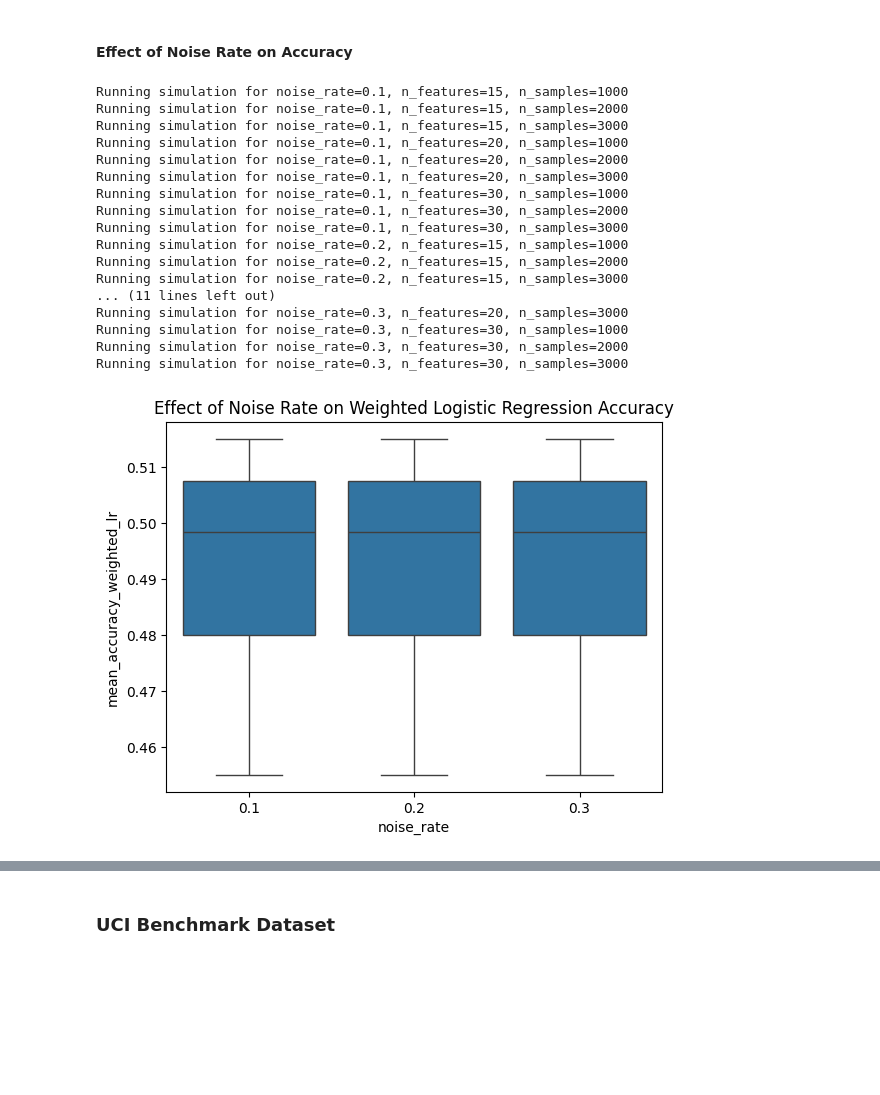
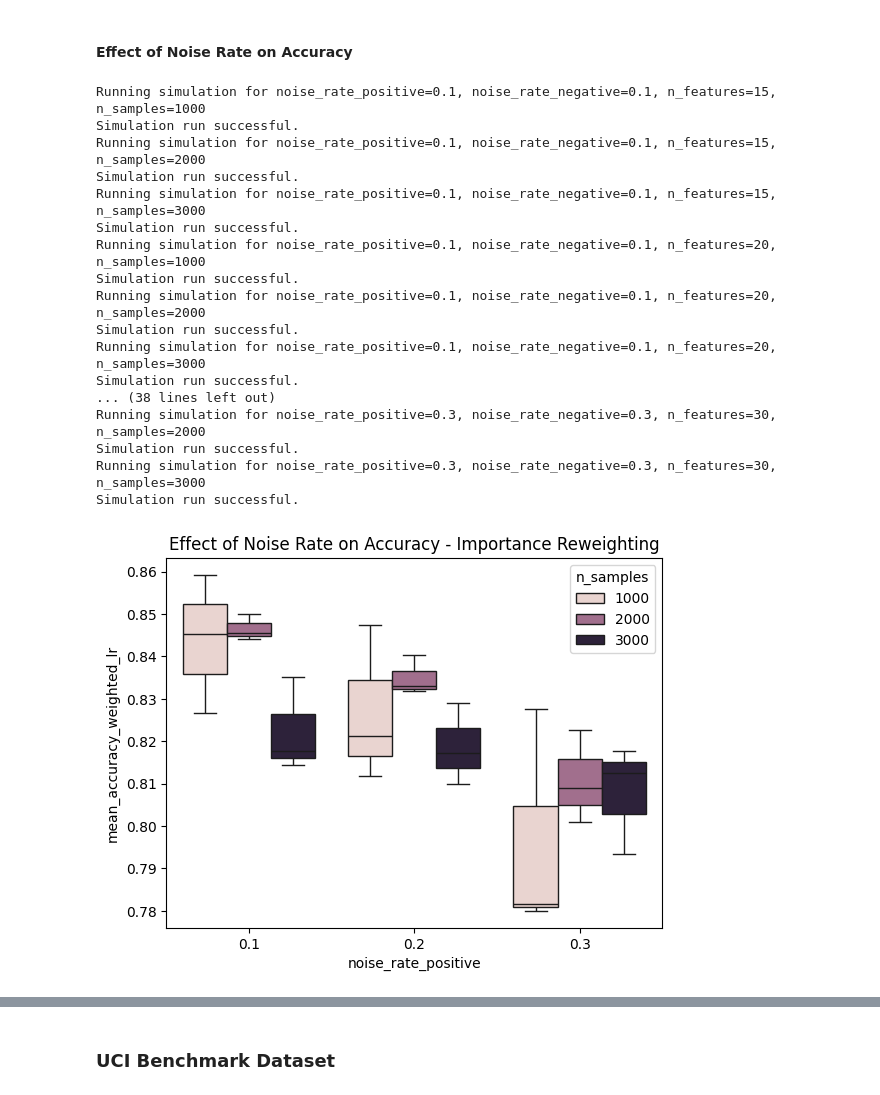
Before and after one commit to Bekona/Master_thesis, a Jupyter notebook: importance_reweighting.ipynb, the cells around one changed output, grey strips where cells are left out. Cells and saved outputs as stored; diff of their text form; code cells hidden in the pictures; blank space fills up the shorter version.

Commit message:
Update Importance Reweighting

```diff
--- a/importance_reweighting.ipynb
+++ b/importance_reweighting.ipynb
@@ -624,19 +624,20 @@ Cohen's d: 1.9772
 # %% [markdown]
 #### Effect of Noise Rate on Accuracy
 # %%
-def simulation_study_multiple_configs(noise_rates, n_features_list, n_samples_list, n_datasets=100, test_size=0.2, seed=None):
+def simulation_study_multiple_configs(noise_rate_positives, noise_rate_negatives, n_features_list, n_samples_list, n_datasets=100, test_size=0.2, seed=None):
     results = []
 
-    for noise_rate in noise_rates:
+    for noise_rate_positive, noise_rate_negative in zip(noise_rate_positives, noise_rate_negatives):
         for n_features in n_features_list:
             for n_samples in n_samples_list:
-                print(f"Running simulation for noise_rate={noise_rate}, n_features={n_features}, n_samples={n_samples}")
+                print(f"Running simulation for noise_rate_positive={noise_rate_positive}, noise_rate_negative={noise_rate_negative}, n_features={n_features}, n_samples={n_samples}")
 
                 accuracies_weighted_lr, accuracies_unweighted_lr, accuracies_svm = simulation_study(
                     n_datasets=n_datasets,
                     n_samples=n_samples,
                     n_features=n_features,
-                    noise_rate=noise_rate,
+                    noise_rate_positive=noise_rate_positive,
+                    noise_rate_negative=noise_rate_negative,
                     test_size=test_size,
                     seed=seed
                 )
@@ -644,7 +645,8 @@ def simulation_study_multiple_configs(noise_rates, n_features_list, n_samples_li
 
                 # Store the results with the corresponding parameters
                 results.append({
-                    'noise_rate': noise_rate,
+                    'noise_rate_positive': noise_rate_positive,
+                    'noise_rate_negative': noise_rate_negative,
                     'n_features': n_features,
                     'n_samples': n_samples,
                     'mean_accuracy_weighted_lr': np.mean(accuracies_weighted_lr),
@@ -658,38 +660,46 @@ def simulation_study_multiple_configs(noise_rates, n_features_list, n_samples_li
     return results
 
 
-noise_rates = [0.1, 0.2, 0.3]
+noise_rate_positives = [0.1, 0.2, 0.3]
+noise_rate_negatives = [0.1, 0.2, 0.3]
 n_features_list = [15, 20, 30]
 n_samples_list = [1000, 2000, 3000]
 
-results = simulation_study_multiple_configs(noise_rates, n_features_list, n_samples_list, n_datasets=100, seed=42)
+results = simulation_study_multiple_configs(noise_rate_positives, noise_rate_negatives, n_features_list, n_samples_list, n_datasets=100, seed=42)
 
 import pandas as pd
-import seaborn as sns
-
 # Convert results to DataFrame for easier analysis
 df_results = pd.DataFrame(results)
-
-# Example of how to visualize the effect of noise rate on accuracy
-sns.boxplot(x='noise_rate', y='mean_accuracy_weighted_lr', data=df_results)
-plt.title("Effect of Noise Rate on Weighted Logistic Regression Accuracy")
-plt.show()
 # %% [output]
-Running simulation for noise_rate=0.1, n_features=15, n_samples=1000
-Running simulation for noise_rate=0.1, n_features=15, n_samples=2000
-Running simulation for noise_rate=0.1, n_features=15, n_samples=3000
-Running simulation for noise_rate=0.1, n_features=20, n_samples=1000
-Running simulation for noise_rate=0.1, n_features=20, n_samples=2000
-Running simulation for noise_rate=0.1, n_features=20, n_samples=3000
-Running simulation for noise_rate=0.1, n_features=30, n_samples=1000
-Running simulation for noise_rate=0.1, n_features=30, n_samples=2000
-Running simulation for noise_rate=0.1, n_features=30, n_samples=3000
-Running simulation for noise_rate=0.2, n_features=15, n_samples=1000
-Running simulation for noise_rate=0.2, n_features=15, n_samples=2000
-Running simulation for noise_rate=0.2, n_features=15, n_samples=3000
-... (11 lines left out)
-Running simulation for noise_rate=0.3, n_features=20, n_samples=3000
-Running simulation for noise_rate=0.3, n_features=30, n_samples=1000
-Running simulation for noise_rate=0.3, n_features=30, n_samples=2000
-Running simulation for noise_rate=0.3, n_features=30, n_samples=3000
+Running simulation for noise_rate_positive=0.1, noise_rate_negative=0.1, n_features=15, n_samples=1000
+Simulation run successful.
+Running simulation for noise_rate_positive=0.1, noise_rate_negative=0.1, n_features=15, n_samples=2000
+Simulation run successful.
+Running simulation for noise_rate_positive=0.1, noise_rate_negative=0.1, n_features=15, n_samples=3000
+Simulation run successful.
+Running simulation for noise_rate_positive=0.1, noise_rate_negative=0.1, n_features=20, n_samples=1000
+Simulation run successful.
+Running simulation for noise_rate_positive=0.1, noise_rate_negative=0.1, n_features=20, n_samples=2000
+Simulation run successful.
+Running simulation for noise_rate_positive=0.1, noise_rate_negative=0.1, n_features=20, n_samples=3000
+Simulation run successful.
+... (38 lines left out)
+Running simulation for noise_rate_positive=0.3, noise_rate_negative=0.3, n_features=30, n_samples=2000
+Simulation run successful.
+Running simulation for noise_rate_positive=0.3, noise_rate_negative=0.3, n_features=30, n_samples=3000
+Simulation run successful.
-[figure, removed]
+# %%
+import seaborn as sns
+import matplotlib.pyplot as plt
+
+# Boxplot visualization function using seaborn
+def visualize_boxplot(df_results, filename="reweighting_noise.jpg"):
+    sns.boxplot(x='noise_rate_positive', y='mean_accuracy_weighted_lr', hue='n_samples', data=df_results)
+    plt.title("Effect of Noise Rate on Accuracy - Importance Reweighting")
+    plt.savefig(r'C:\Users\bekon\Master_thesis\graphs\reweighting_noise.jpg', format='jpg', dpi=300)
+    plt.show()
+
+# Visualize the accuracies using boxplot
+visualize_boxplot(df_results)
+# %% [output]
+[figure, added]
```
Also changed, not shown: parts of 3 cells of this notebook, 3 other files.
